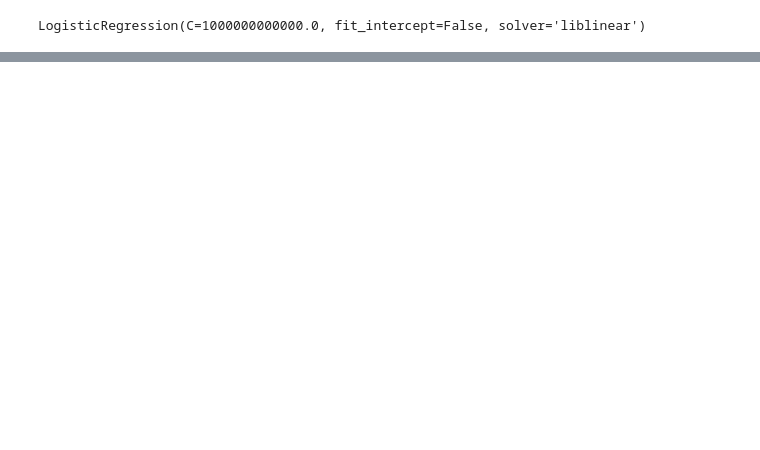
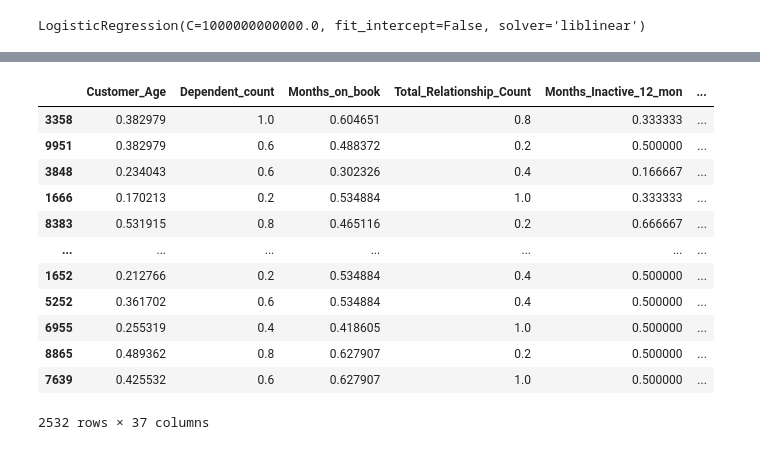
Before and after one commit to andmercado/Capstone-Project-Group-6, a Jupyter notebook: notebooks/eda_sandbox.ipynb, the cells around one changed output, grey strips where cells are left out. Saved outputs shown, nothing was run; the diff lists cells and outputs as text; code cells hidden in the pictures; blank space fills up the shorter version.

```diff
--- a/notebooks/eda_sandbox.ipynb
+++ b/notebooks/eda_sandbox.ipynb
@@ -159,7 +226,7 @@ X_train_categorical
 | 2732 | F | Unknown | Married | Less than $40K | Blue |
 7595 rows × 5 columns
 # %%
-ohe = OneHotEncoder(handle_unknown="ignore", sparse=False)
+ohe = OneHotEncoder(handle_unknown="ignore", sparse_output=False)
 
 ohe.fit(X_train_categorical)
 X_train_ohe = pd.DataFrame(
@@ -350,0 +441,34 @@ LogisticRegression(C=1000000000000.0, fit_intercept=False, solver='liblinear')
+# %%
+# Handling categorical data
+X_test_categorical = X_test[categorical_features].copy()
+X_test_ohe = pd.DataFrame(
+    ohe.transform(X_test_categorical),
+    index=X_test_categorical.index,
+    columns=np.hstack(ohe.categories_)
+)
+
+# Normalization
+X_test_numeric = X_test[numeric_features].copy()
+X_test_scaled = pd.DataFrame(
+    scaler.transform(X_test_numeric),
+    index=X_test_numeric.index,
+    columns=X_test_numeric.columns
+)
+
+# Concatenating categorical and numeric data
+X_test_full = pd.concat([X_test_scaled, X_test_ohe], axis=1)
+X_test_full
+# %% [output]
+|  | Customer_Age | Dependent_count | Months_on_book | Total_Relationship_Count | Months_Inactive_12_mon | ... |
+| 3358 | 0.382979 | 1.0 | 0.604651 | 0.8 | 0.333333 | ... |
+| 9951 | 0.382979 | 0.6 | 0.488372 | 0.2 | 0.500000 | ... |
+| 3848 | 0.234043 | 0.6 | 0.302326 | 0.4 | 0.166667 | ... |
+| 1666 | 0.170213 | 0.2 | 0.534884 | 1.0 | 0.333333 | ... |
+| 8383 | 0.531915 | 0.8 | 0.465116 | 0.2 | 0.666667 | ... |
+| ... | ... | ... | ... | ... | ... | ... |
+| 1652 | 0.212766 | 0.2 | 0.534884 | 0.4 | 0.500000 | ... |
+| 5252 | 0.361702 | 0.6 | 0.534884 | 0.4 | 0.500000 | ... |
+| 6955 | 0.255319 | 0.4 | 0.418605 | 1.0 | 0.500000 | ... |
+| 8865 | 0.489362 | 0.8 | 0.627907 | 0.2 | 0.500000 | ... |
+| 7639 | 0.425532 | 0.6 | 0.627907 | 1.0 | 0.500000 | ... |
+2532 rows × 37 columns
```
Also changed, not shown: parts of 17 cells of this notebook.
